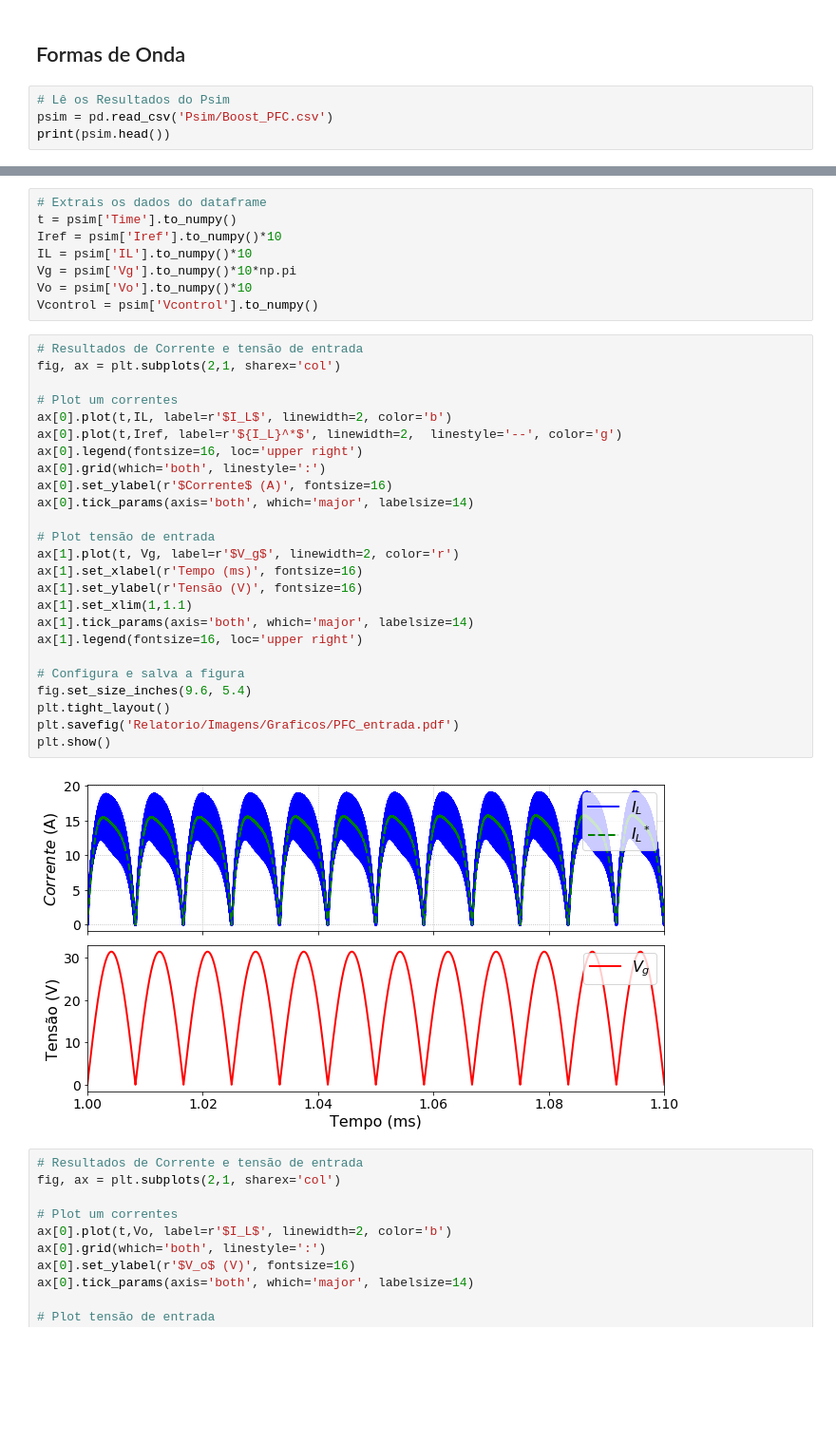
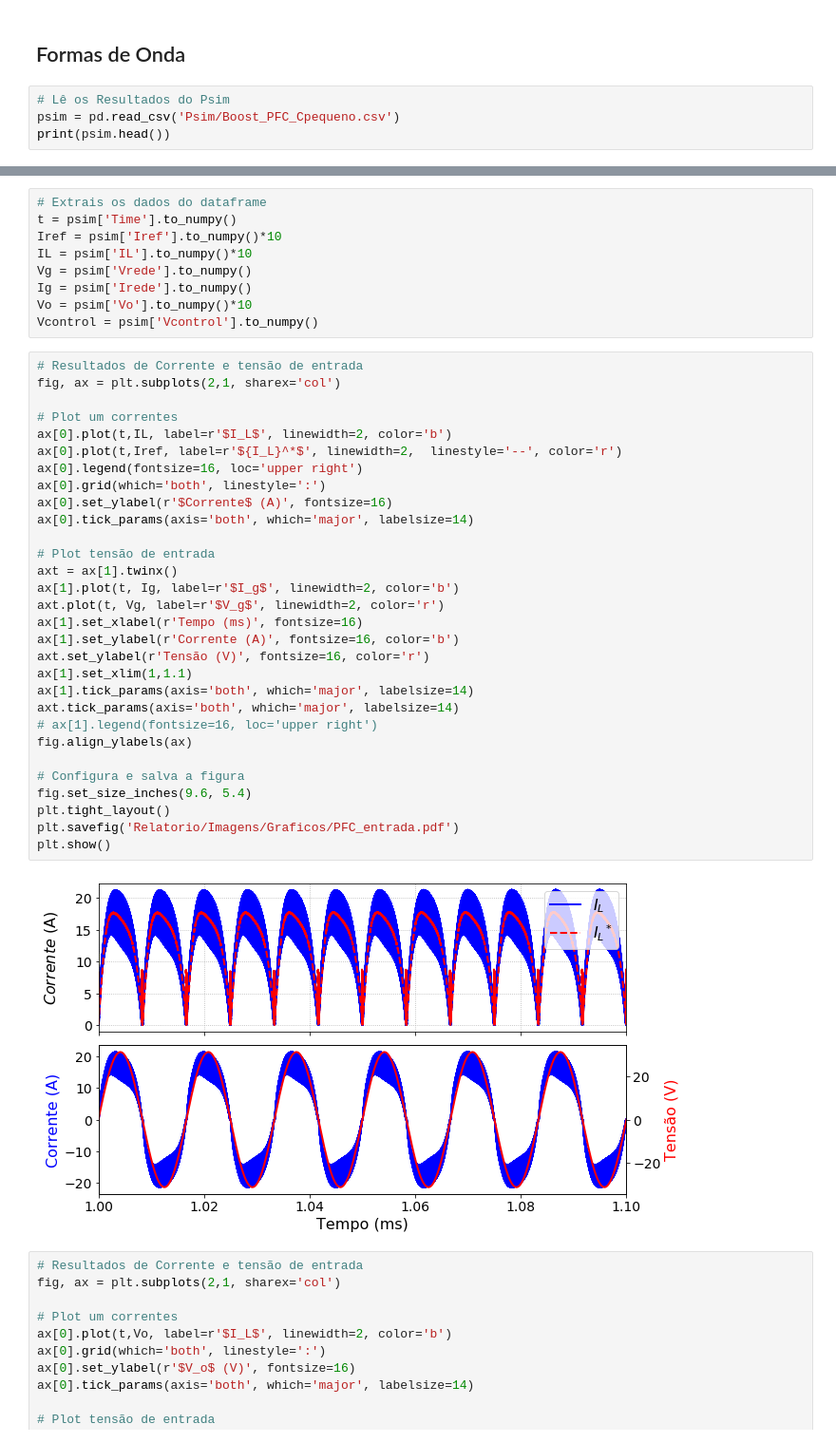
Before and after one commit to Mavitean11/TCCEP_Trabalho_1, a Jupyter notebook: Boost_PFC.ipynb, the cells around one changed output, grey strips where cells are left out. Shown at 95% size. Cells and saved outputs as stored; diff of their text form; blank space fills up the shorter version.

```diff
--- a/Boost_PFC.ipynb
+++ b/Boost_PFC.ipynb
@@ -153,6 +156,6 @@ Constante de Tempo =  0.15915494309189535
 ## Formas de Onda
 # %%
 # Lê os Resultados do Psim
-psim = pd.read_csv('Psim/Boost_PFC.csv')
+psim = pd.read_csv('Psim/Boost_PFC_Cpequeno.csv')
 print(psim.head())
 # %% [output]
@@ -167,36 +177,42 @@ print(psim.head())
 t = psim['Time'].to_numpy()
 Iref = psim['Iref'].to_numpy()*10
 IL = psim['IL'].to_numpy()*10
-Vg = psim['Vg'].to_numpy()*10*np.pi
+Vg = psim['Vrede'].to_numpy()
+Ig = psim['Irede'].to_numpy()
 Vo = psim['Vo'].to_numpy()*10
 Vcontrol = psim['Vcontrol'].to_numpy()
 # %%
 # Resultados de Corrente e tensão de entrada
 fig, ax = plt.subplots(2,1, sharex='col')
 
 # Plot um correntes
 ax[0].plot(t,IL, label=r'$I_L$', linewidth=2, color='b')
-ax[0].plot(t,Iref, label=r'${I_L}^*$', linewidth=2,  linestyle='--', color='g')
+ax[0].plot(t,Iref, label=r'${I_L}^*$', linewidth=2,  linestyle='--', color='r')
 ax[0].legend(fontsize=16, loc='upper right')
 ax[0].grid(which='both', linestyle=':')
 ax[0].set_ylabel(r'$Corrente$ (A)', fontsize=16)
 ax[0].tick_params(axis='both', which='major', labelsize=14)
 
 # Plot tensão de entrada
-ax[1].plot(t, Vg, label=r'$V_g$', linewidth=2, color='r')
+axt = ax[1].twinx()
+ax[1].plot(t, Ig, label=r'$I_g$', linewidth=2, color='b')
+axt.plot(t, Vg, label=r'$V_g$', linewidth=2, color='r')
 ax[1].set_xlabel(r'Tempo (ms)', fontsize=16)
-ax[1].set_ylabel(r'Tensão (V)', fontsize=16)
+ax[1].set_ylabel(r'Corrente (A)', fontsize=16, color='b')
+axt.set_ylabel(r'Tensão (V)', fontsize=16, color='r')
 ax[1].set_xlim(1,1.1)
 ax[1].tick_params(axis='both', which='major', labelsize=14)
-ax[1].legend(fontsize=16, loc='upper right')
+axt.tick_params(axis='both', which='major', labelsize=14)
+# ax[1].legend(fontsize=16, loc='upper right')
+fig.align_ylabels(ax)
 
 # Configura e salva a figura
 fig.set_size_inches(9.6, 5.4)
 plt.tight_layout()
 plt.savefig('Relatorio/Imagens/Graficos/PFC_entrada.pdf')
 plt.show()
 # %% [output]
-[figure, old version]
+[figure, new version]
 # %%
 # Resultados de Corrente e tensão de entrada
 fig, ax = plt.subplots(2,1, sharex='col')
```
Also changed, not shown: parts of 3 cells of this notebook, 2 other files.
